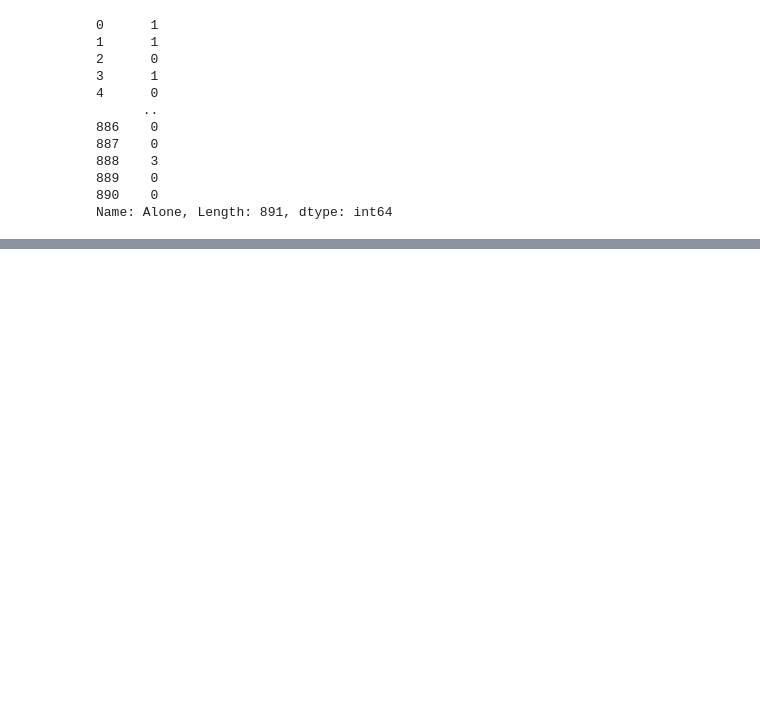
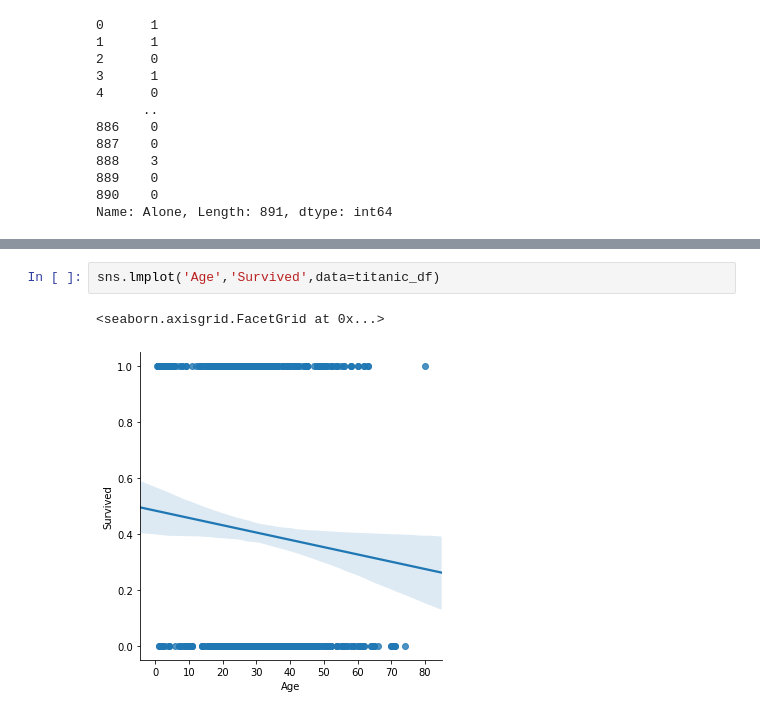
Before and after one commit to goekberkusta/TitanicProject, a Jupyter notebook: TitanicProject2.ipynb, the cells around one changed output, grey strips where cells are left out. Drawn from its saved outputs; the diff is of its cells as text; blank space fills up the shorter version.

```diff
--- a/TitanicProject2.ipynb
+++ b/TitanicProject2.ipynb
@@ -234,0 +237,5 @@ titanic_df.head()
+# %%
+sns.lmplot('Age','Survived',data=titanic_df)
+# %% [output]
+<seaborn.axisgrid.FacetGrid at 0x...>
+[figure, added]
```
Also changed, not shown: parts of 5 cells of this notebook.
